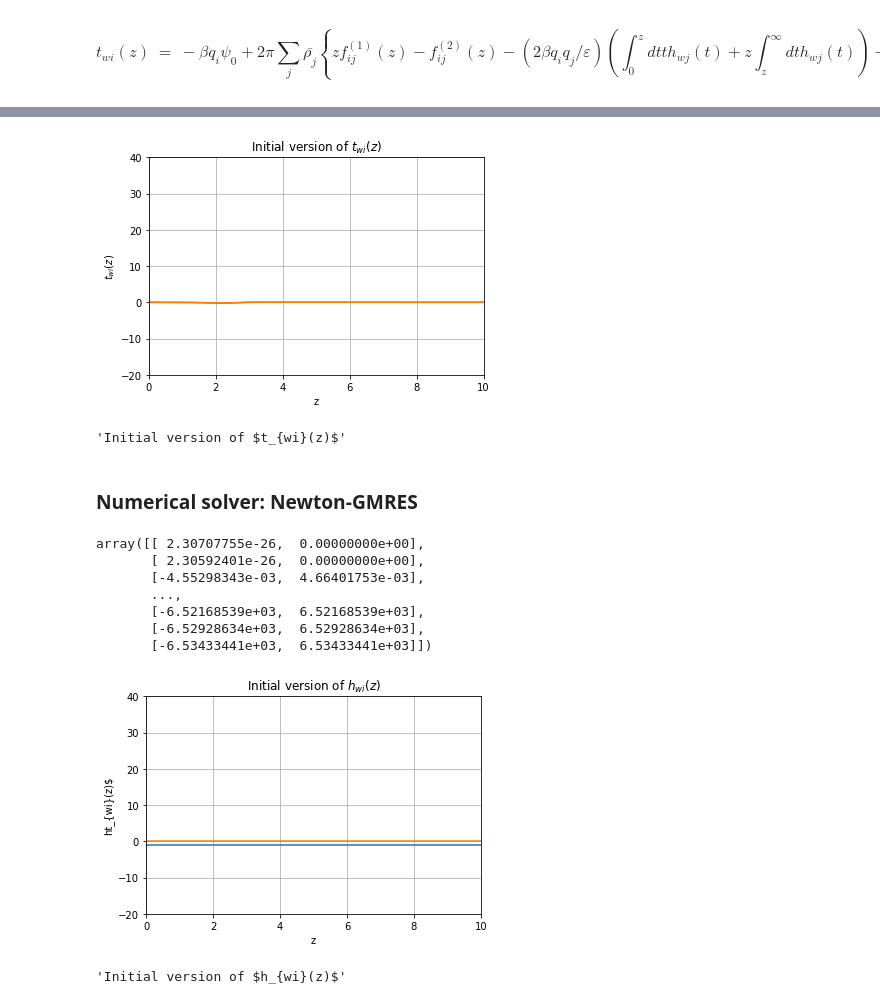
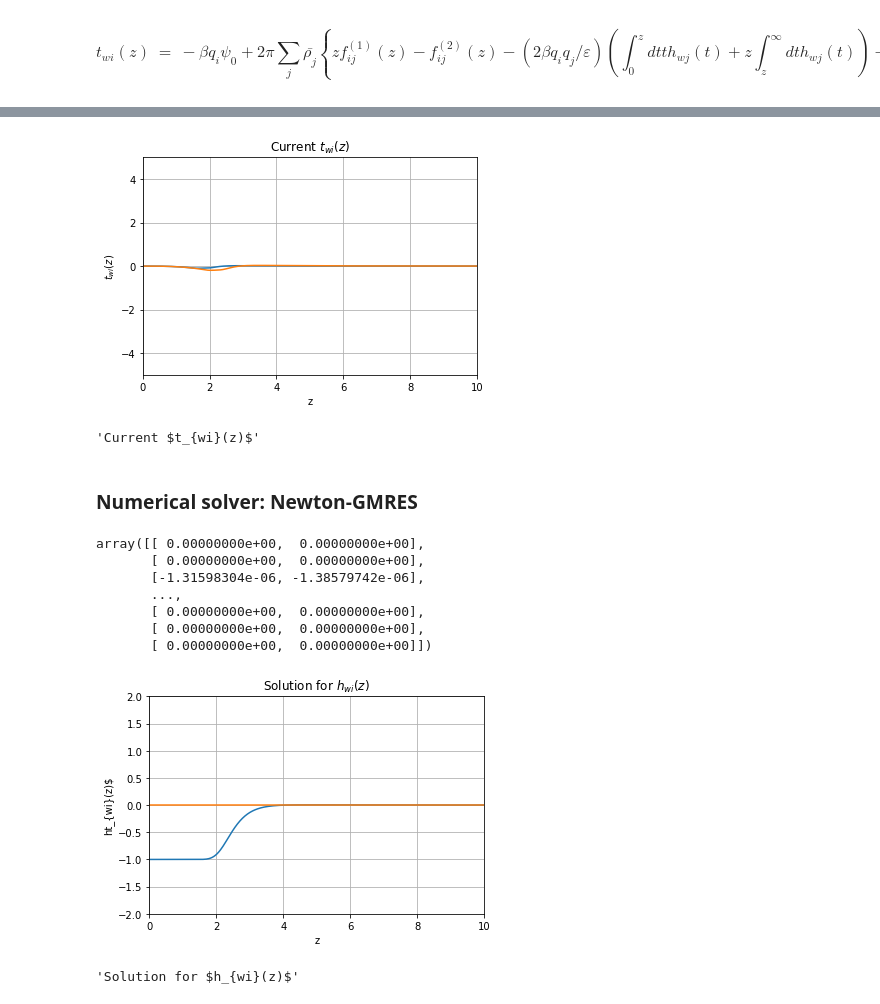
Before and after one commit to Mjboothaus/PhD-Thesis, a Jupyter notebook: notebooks/singlet_kcl.ipynb, the cells around one changed output, grey strips where cells are left out. Saved outputs shown, nothing was run; the diff lists cells and outputs as text; code cells hidden in the pictures.

```diff
--- a/notebooks/singlet_kcl.ipynb
+++ b/notebooks/singlet_kcl.ipynb
@@ -50,10 +55,9 @@ Avogadro
 See Page 62
 # %%
 
-component = ["K", "Cl"]            # KCl (potassium chloride)
-valence = np.array([1.0, -1.0])    # 1-1 electrolyte
-n_component = len(component)
+# component = ["K", "Cl"]            # KCl (potassium chloride)
+# valence = np.array([1.0, -1.0])    # 1-1 electrolyte
 # %%
-temperature = 1075.0               # 1075 K
-concentration = 19.265             # mol dm^{-3}
+# temperature = 1075.0               # 1075 K
+# concentration = 19.265             # mol dm^{-3}
 # %%
@@ -64,7 +87,7 @@ rho ($\rho$) is the number density which we calculate from the concentration ($c
 $\rho = c \, \rm mol \, dm^{-3} \cdot dm^{3} / 1.0 \cdot 10^{27} \cdot A^{3} \cdot N_{A} \, mol^{-1}$. Units: $\rm A^{-3}$
 # %%
 def calc_rho(concentration):
-    return np.array([concentration, concentration]) / 1.0e27 * Avogadro
+    return np.array(concentration) / 1.0e27 * Avogadro
 # %%
 rho = calc_rho(concentration)
 # %%
@@ -159,9 +162,7 @@ read_render_markdown_file("../docs/equation_3_4.md")
 $$ f_{ij}^{(n)}(z) = \int_z^{\infty} dr r^n c_{ij}^{*} $$
 # %%
 def calc_l_index(i, j):
-    if j > i:
-        j = i
-    return i + j + 1
+    return i + j
 # %%
 l = 0
 for i in range(n_component):
@@ -354,8 +340,8 @@ IndexError: index 3 is out of bounds for axis 1 with size 3
 # %%
-make_simple_plot(z, tw, "z", "$t_{wi}(z)$", "Initial version of $t_{wi}(z)$")
+make_simple_plot(z, tw, "z", "$t_{wi}(z)$", "Current $t_{wi}(z)$", yliml=[-5, 5])
 # %% [output]
-[figure, old version]
+[figure, new version]
-'Initial version of $t_{wi}(z)$'
+'Current $t_{wi}(z)$'
 # %% [markdown]
 ### Numerical solver: Newton-GMRES
 # %%
@@ -372,17 +358,17 @@ tw_solution = solution.x
 # %%
 tw_solution
 # %% [output]
-array([[ 2.30707755e-26,  0.00000000e+00],
-       [ 2.30592401e-26,  0.00000000e+00],
-       [-4.55298343e-03,  4.66401753e-03],
+array([[ 0.00000000e+00,  0.00000000e+00],
+       [ 0.00000000e+00,  0.00000000e+00],
+       [-1.31598304e-06, -1.38579742e-06],
        ...,
-       [-6.52168539e+03,  6.52168539e+03],
-       [-6.52928634e+03,  6.52928634e+03],
-       [-6.53433441e+03,  6.53433441e+03]])
+       [ 0.00000000e+00,  0.00000000e+00],
+       [ 0.00000000e+00,  0.00000000e+00],
+       [ 0.00000000e+00,  0.00000000e+00]])
 # %%
 hw_solution = calc_hw(tw_solution, beta_phiw)
 # %%
-make_simple_plot(z, hw_solution, "z", "ht_{wi}(z)$", "Initial version of $h_{wi}(z)$")
+make_simple_plot(z, hw_solution, "z", "ht_{wi}(z)$", "Solution for $h_{wi}(z)$", yliml=[-2, 2])
 # %% [output]
-[figure, old version]
+[figure, new version]
-'Initial version of $h_{wi}(z)$'
+'Solution for $h_{wi}(z)$'
```
Also changed, not shown: parts of 17 cells of this notebook, 2 other files.
